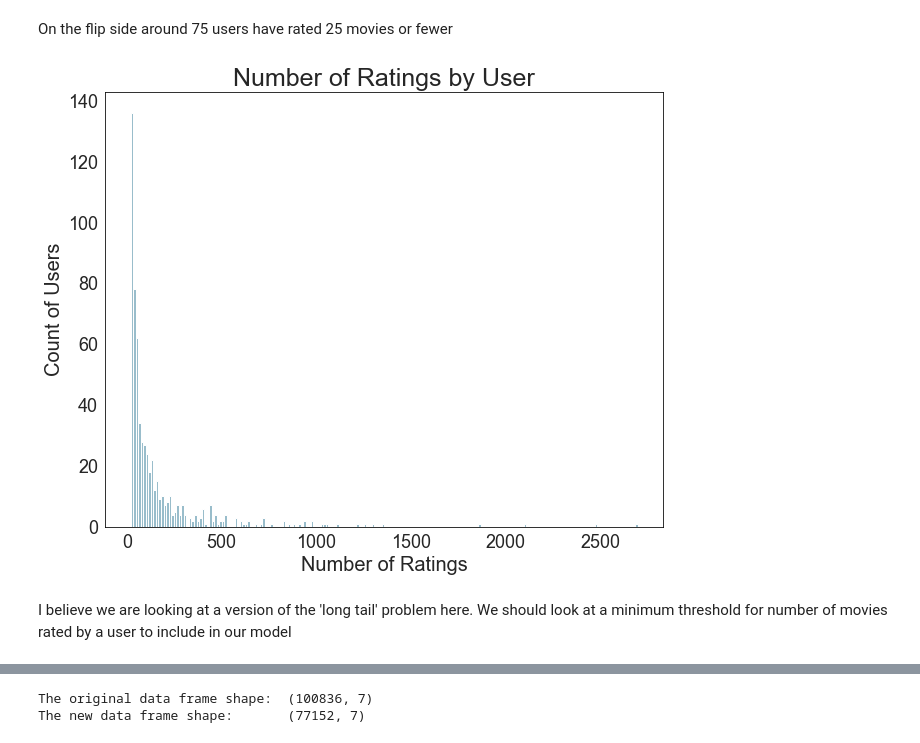
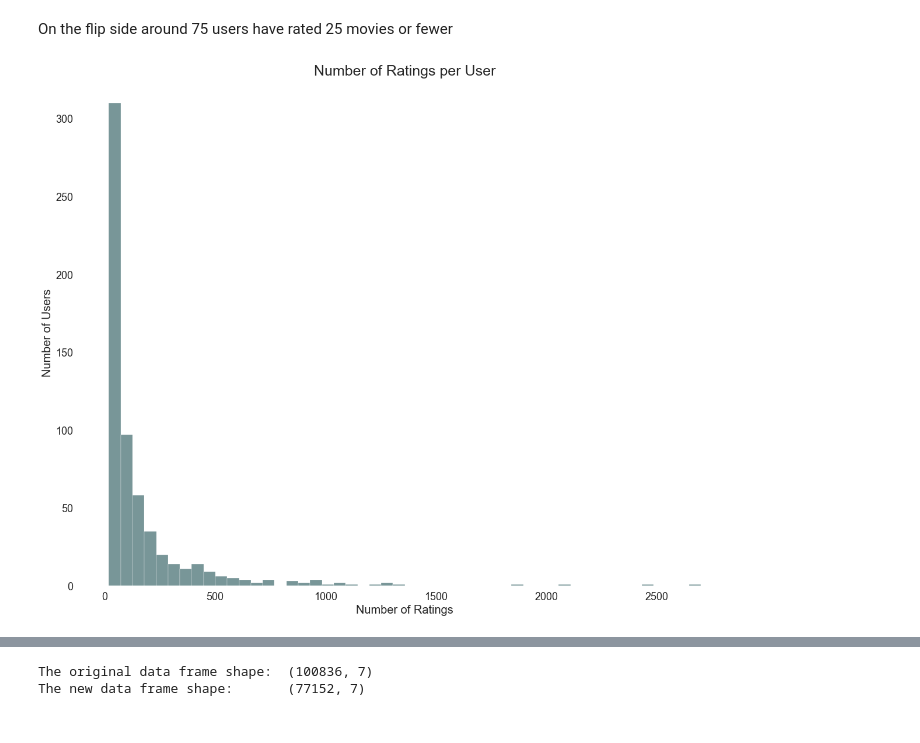
Before and after one commit to lecritch/Rate-5-Get-5-Movie-Recommendation-System, a Jupyter notebook: notebooks/exploratory/dcm_explore/02a_dcm_eda_viz.ipynb, the cells around one changed output, grey strips where cells are left out. Drawn from its saved outputs; the diff is of its cells as text; code cells hidden in the pictures.

```diff
--- a/notebooks/exploratory/dcm_explore/02a_dcm_eda_viz.ipynb
+++ b/notebooks/exploratory/dcm_explore/02a_dcm_eda_viz.ipynb
@@ -256,13 +262,11 @@ users.sort_values('rating', ascending=True)[:75]
 # %% [markdown]
 On the flip side around 75 users have rated 25 movies or fewer
 # %%
-fig = plt.subplots(figsize=(10,8))
-plt.hist(users.rating, bins = 200, color='#99BDCB')
-plt.title('Number of Ratings by User')
+fig = plt.subplots(figsize=(20,16))
+plt.hist(users.rating, bins = 50,color='#789698')
+plt.title('Number of Ratings per User')
 plt.xlabel('Number of Ratings')
-plt.ylabel('Count of Users')
+plt.ylabel('Number of Users')
 plt.show();
 # %% [output]
-[figure, old version]
+[figure, new version]
-# %% [markdown]
-I believe we are looking at a version of the 'long tail' problem here. We should look at a minimum threshold for number of movies rated by a user to include in our model
```
Also changed, not shown: parts of 17 cells of this notebook, 12 other files.
